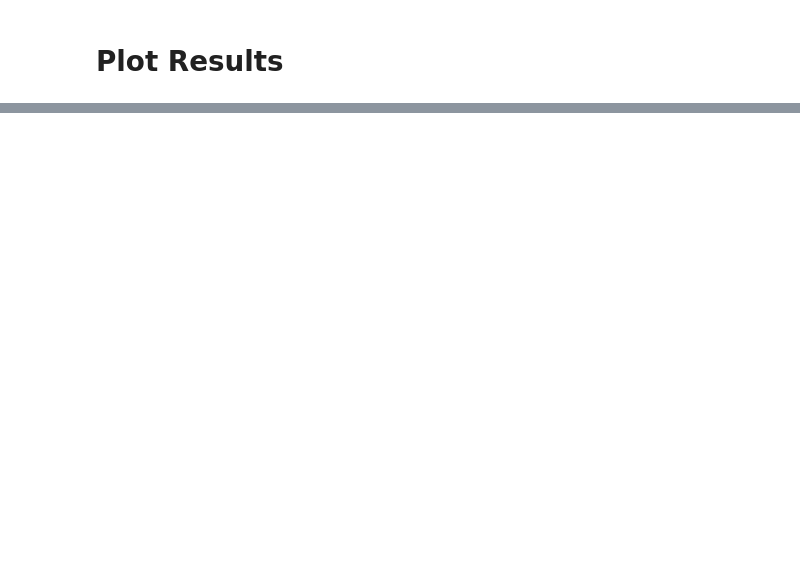
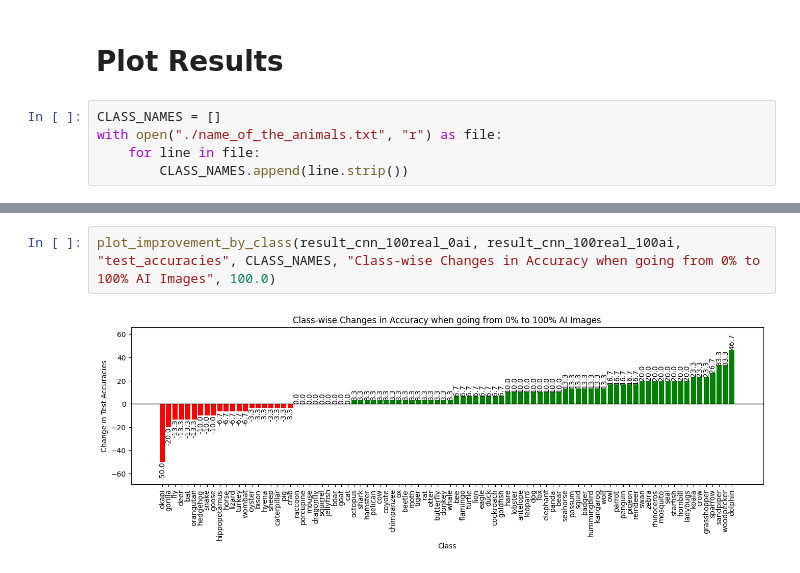
Before and after one commit to overchuki/csci-5922-final-project, a Jupyter notebook: main.ipynb, the cells around one changed output, grey strips where cells are left out. Cells and saved outputs as stored; diff of their text form; blank space fills up the shorter version.

```diff
--- a/main.ipynb
+++ b/main.ipynb
@@ -661,2 +615,7 @@ Test Accuracy: 65.70%, Test Loss: 1.6780
 # %% [markdown]
 # Plot Results
+# %%
+CLASS_NAMES = []
+with open("./name_of_the_animals.txt", "r") as file:
+    for line in file:
+        CLASS_NAMES.append(line.strip())
@@ -662,0 +677,4 @@ Test Accuracy: 65.70%, Test Loss: 1.6780
+# %%
+plot_improvement_by_class(result_cnn_100real_0ai, result_cnn_100real_100ai, "test_accuracies", CLASS_NAMES, "Class-wise Changes in Accuracy when going from 0% to 100% AI Images", 100.0)
+# %% [output]
+[figure, added]
```
Also changed, not shown: parts of 19 cells of this notebook, 1 other file.
